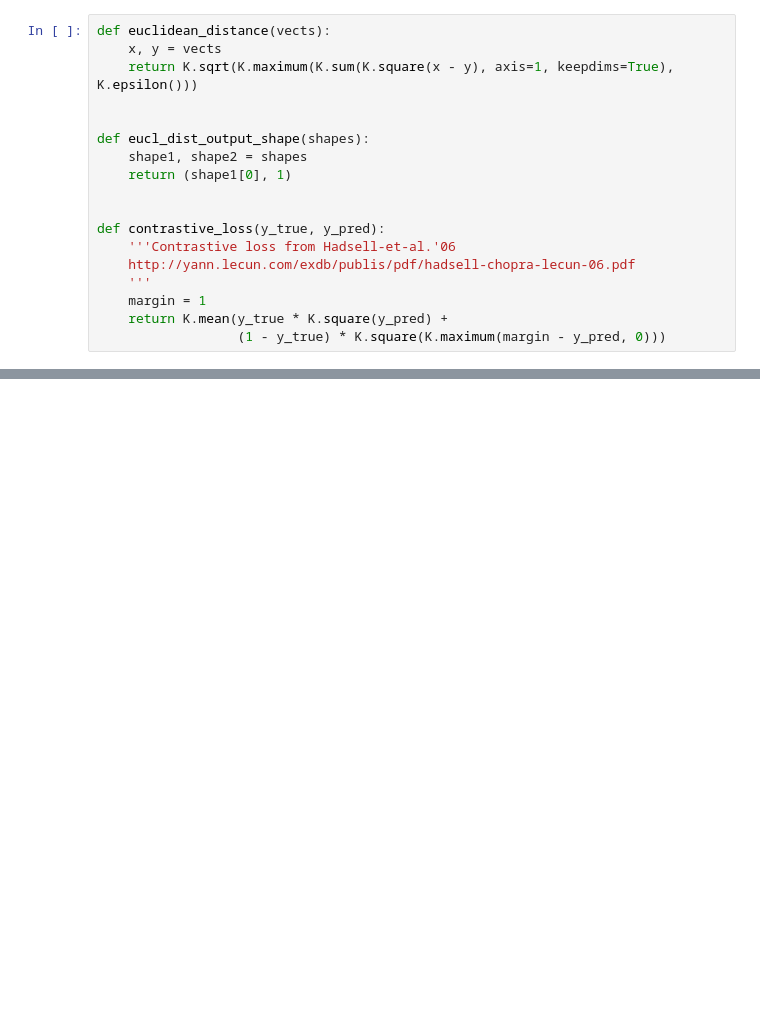
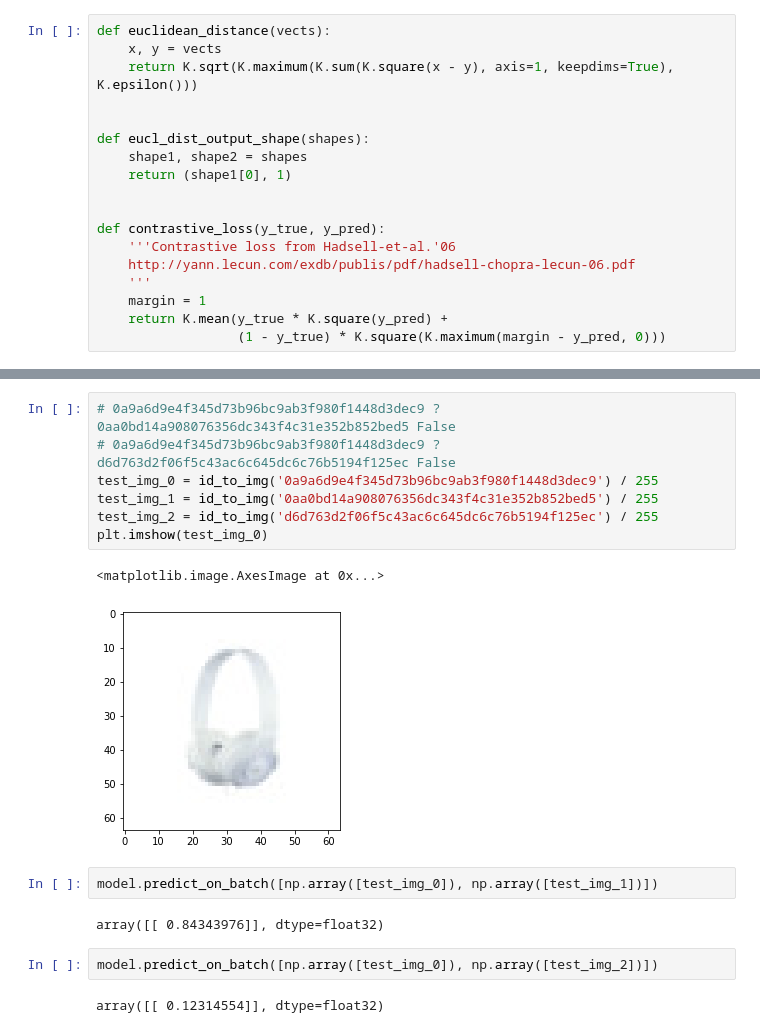
Before and after one commit to Hazem-Abdelmotaal/image-similarity, a Jupyter notebook: src/jupyter/play.ipynb, the cells around one changed output, grey strips where cells are left out. Drawn from its saved outputs; the diff is of its cells as text; blank space fills up the shorter version.

```diff
--- a/src/jupyter/play.ipynb
+++ b/src/jupyter/play.ipynb
@@ -214,0 +316,18 @@ print('* Accuracy on test set: %0.2f%%' % (100 * te_acc))
+# %%
+# 0a9a6d9e4f345d73b96bc9ab3f980f1448d3dec9 ? 0aa0bd14a908076356dc343f4c31e352b852bed5 False
+# 0a9a6d9e4f345d73b96bc9ab3f980f1448d3dec9 ? d6d763d2f06f5c43ac6c645dc6c76b5194f125ec False
+test_img_0 = id_to_img('0a9a6d9e4f345d73b96bc9ab3f980f1448d3dec9') / 255
+test_img_1 = id_to_img('0aa0bd14a908076356dc343f4c31e352b852bed5') / 255
+test_img_2 = id_to_img('d6d763d2f06f5c43ac6c645dc6c76b5194f125ec') / 255
+plt.imshow(test_img_0)
+# %% [output]
+<matplotlib.image.AxesImage at 0x...>
+[figure, added]
+# %%
+model.predict_on_batch([np.array([test_img_0]), np.array([test_img_1])])
+# %% [output]
+array([[ 0.84343976]], dtype=float32)
+# %%
+model.predict_on_batch([np.array([test_img_0]), np.array([test_img_2])])
+# %% [output]
+array([[ 0.12314554]], dtype=float32)
```
Also changed, not shown: parts of 13 cells of this notebook, 1 other file.
